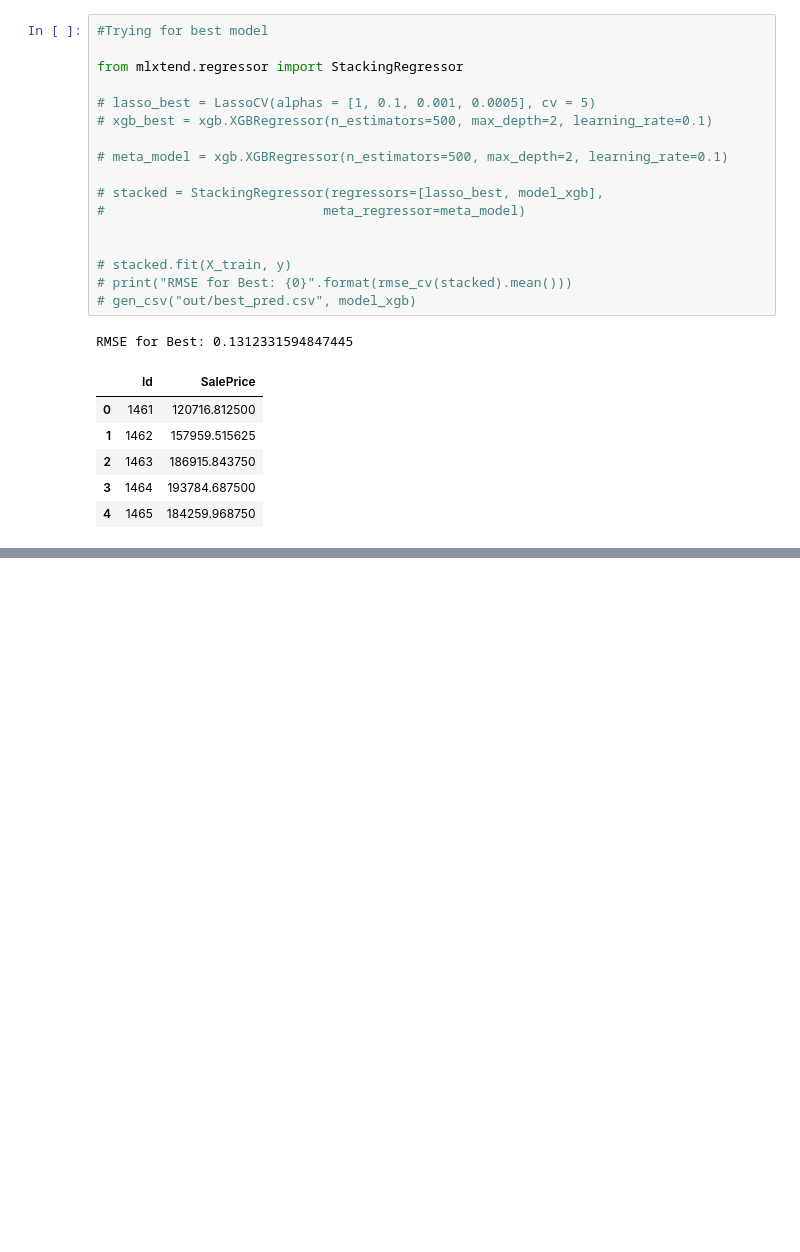
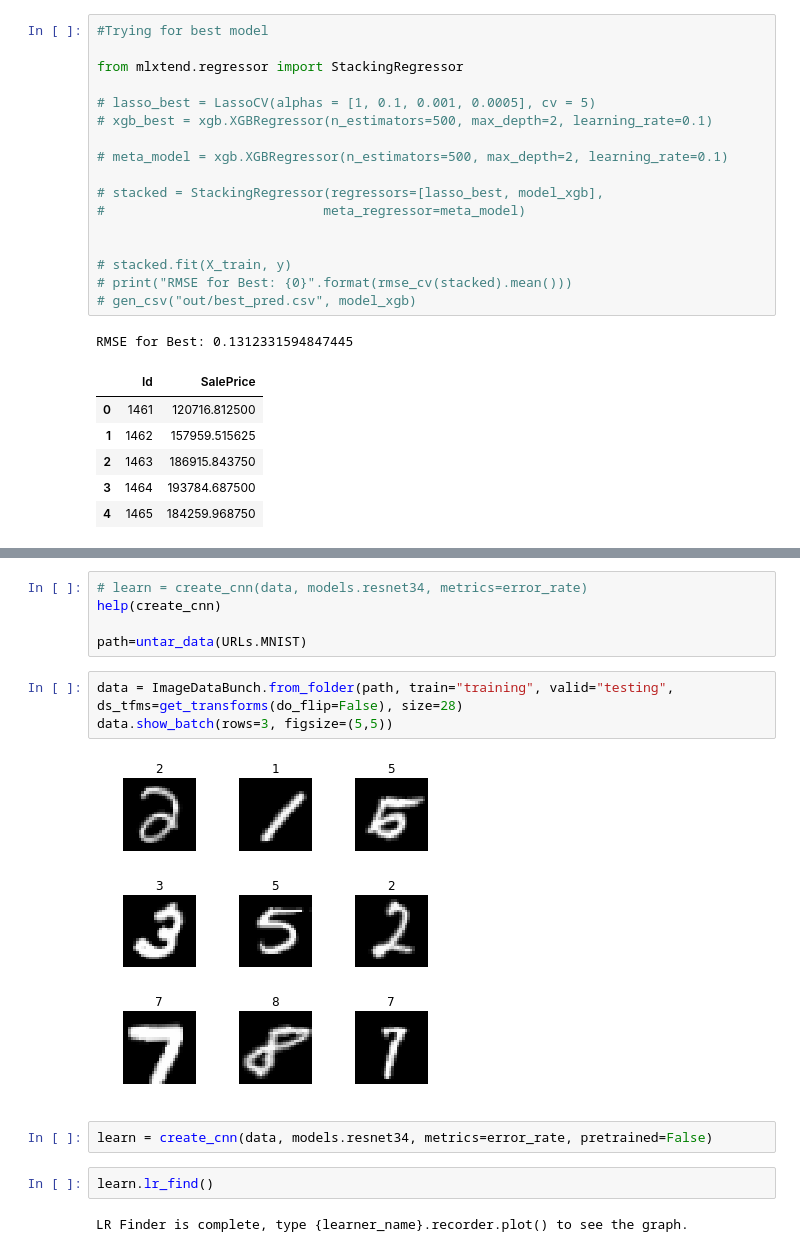
Before and after one commit to srinjoym/EE460J-Lab3, a Jupyter notebook: Lab3-Compiled.ipynb, the cells around one changed output, grey strips where cells are left out. Drawn from its saved outputs; the diff is of its cells as text; blank space fills up the shorter version.

```diff
--- a/Lab 3.ipynb
+++ b/Lab3-Compiled.ipynb
@@ -234,0 +247,16 @@ RMSE for Best: 0.1312331594847445
+# %%
+# learn = create_cnn(data, models.resnet34, metrics=error_rate)
+help(create_cnn)
+
+path=untar_data(URLs.MNIST)
+# %%
+data = ImageDataBunch.from_folder(path, train="training", valid="testing", ds_tfms=get_transforms(do_flip=False), size=28)
+data.show_batch(rows=3, figsize=(5,5))
+# %% [output]
+[figure, added]
+# %%
+learn = create_cnn(data, models.resnet34, metrics=error_rate, pretrained=False)
+# %%
+learn.lr_find()
+# %% [output]
+LR Finder is complete, type {learner_name}.recorder.plot() to see the graph.
```
Also changed, not shown: parts of 9 cells of this notebook, 1 other file.
